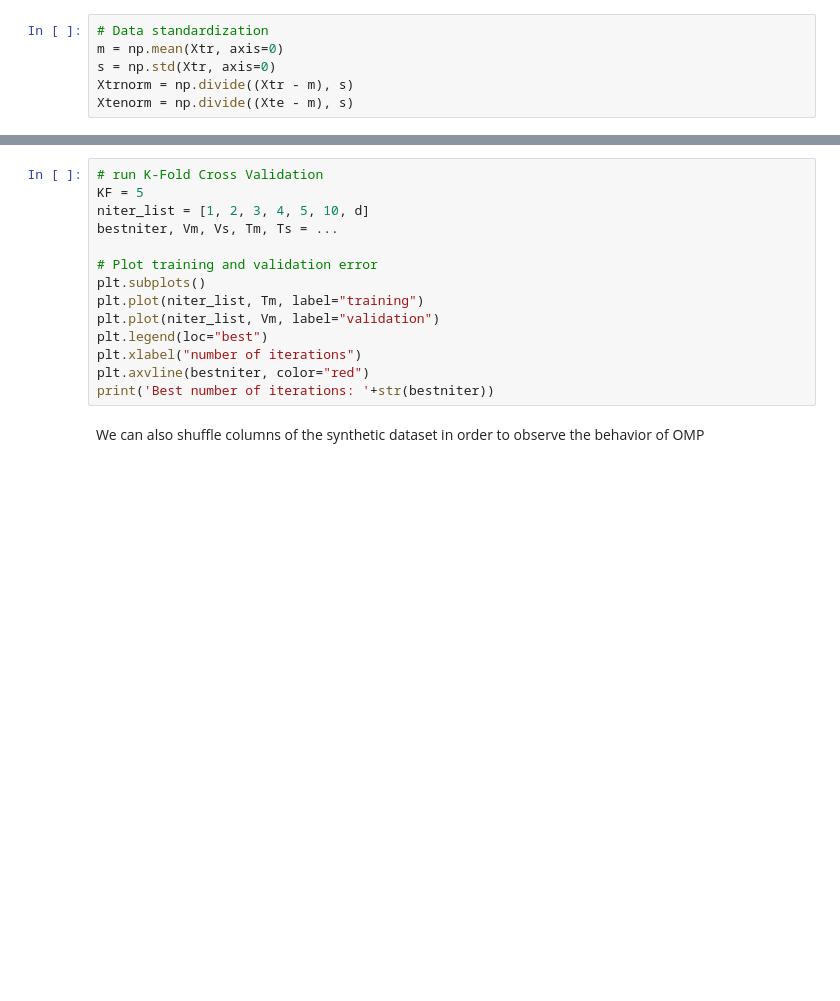
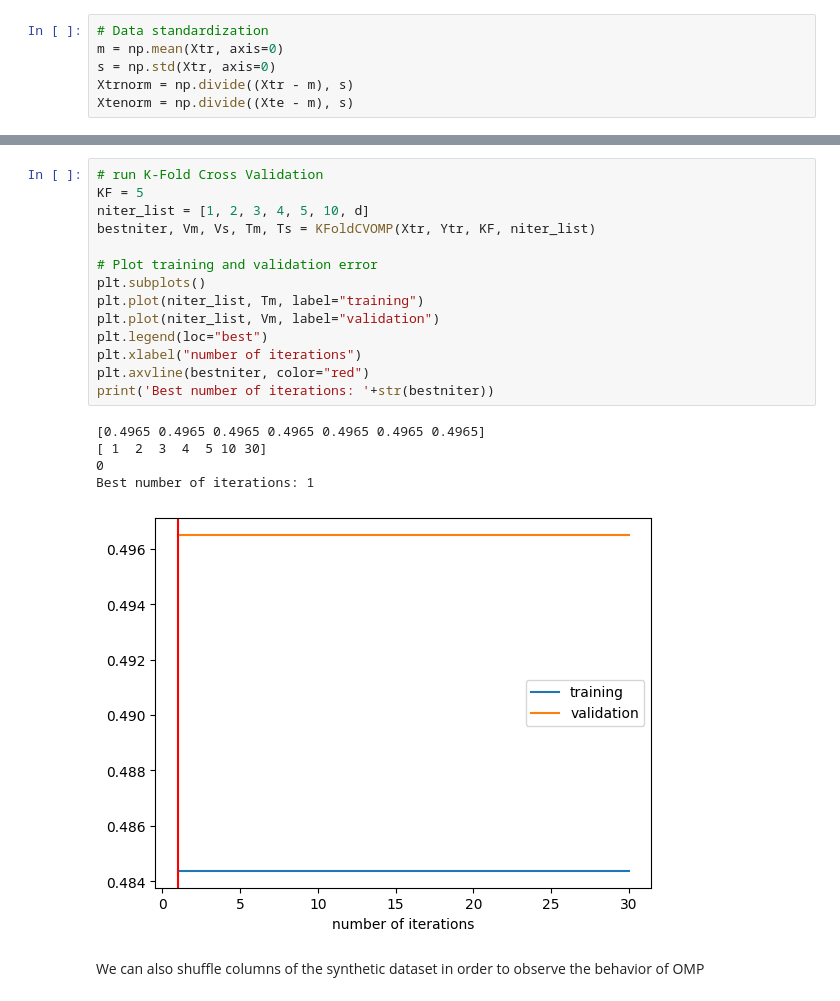
Before and after one commit to girofex/Machine-Learning-Algorithms, a Jupyter notebook: Lab7-OMP.ipynb, the cells around one changed output, grey strips where cells are left out. Cells and saved outputs as stored; diff of their text form; blank space fills up the shorter version.

```diff
--- a/Lab7-OMP.ipynb
+++ b/Lab7-OMP.ipynb
@@ -257,17 +240,23 @@ plt.plot(w)
 # %%
 # run K-Fold Cross Validation
 KF = 5
 niter_list = [1, 2, 3, 4, 5, 10, d]
-bestniter, Vm, Vs, Tm, Ts = ...
+bestniter, Vm, Vs, Tm, Ts = KFoldCVOMP(Xtr, Ytr, KF, niter_list)
 
 # Plot training and validation error
 plt.subplots()
 plt.plot(niter_list, Tm, label="training")
 plt.plot(niter_list, Vm, label="validation")
 plt.legend(loc="best")
 plt.xlabel("number of iterations")
 plt.axvline(bestniter, color="red")
 print('Best number of iterations: '+str(bestniter))
+# %% [output]
+[0.4965 0.4965 0.4965 0.4965 0.4965 0.4965 0.4965]
+[ 1  2  3  4  5 10 30]
+0
+Best number of iterations: 1
+[figure, added]
 # %% [markdown]
 We can also shuffle columns of the synthetic dataset in order to observe the behavior of OMP
 # %%
```
Also changed, not shown: parts of 1 cell of this notebook.
